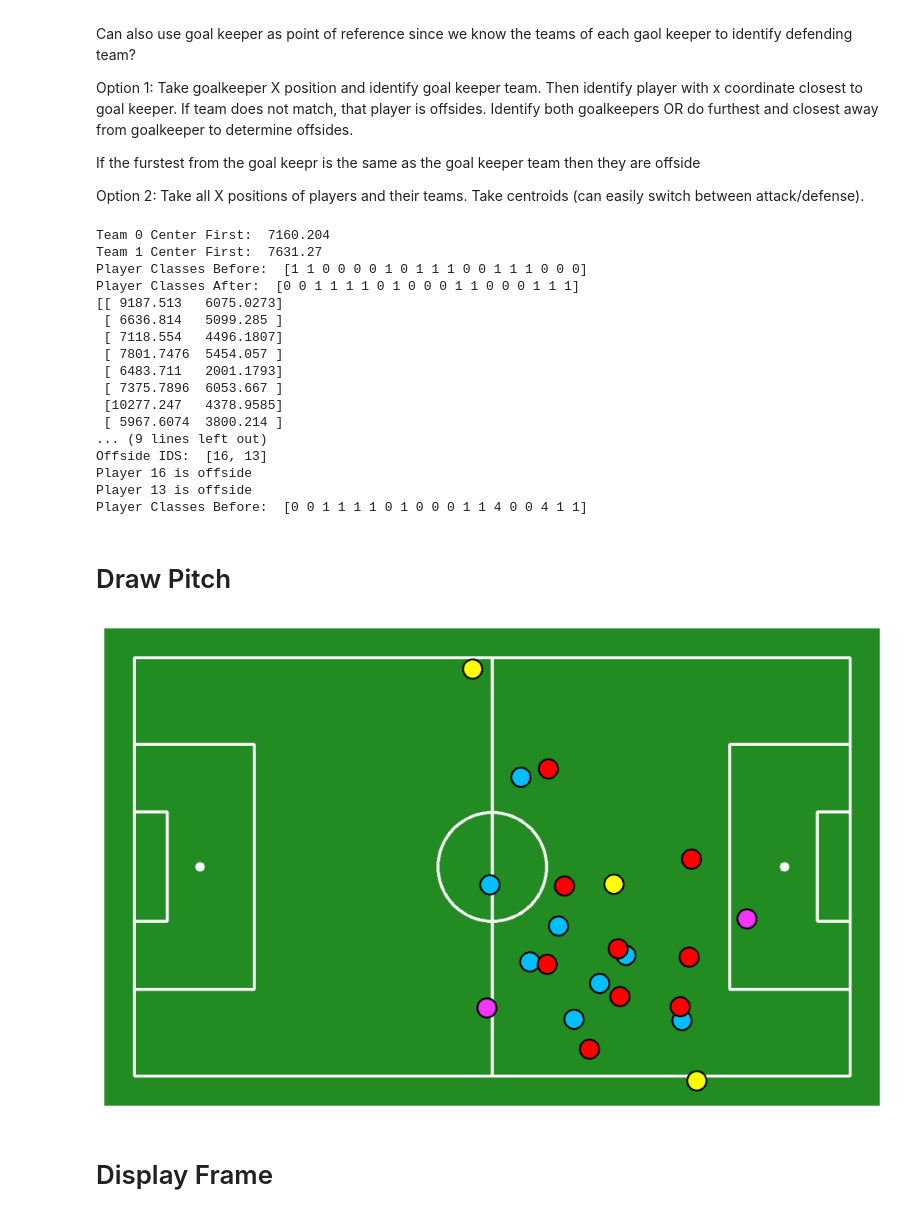
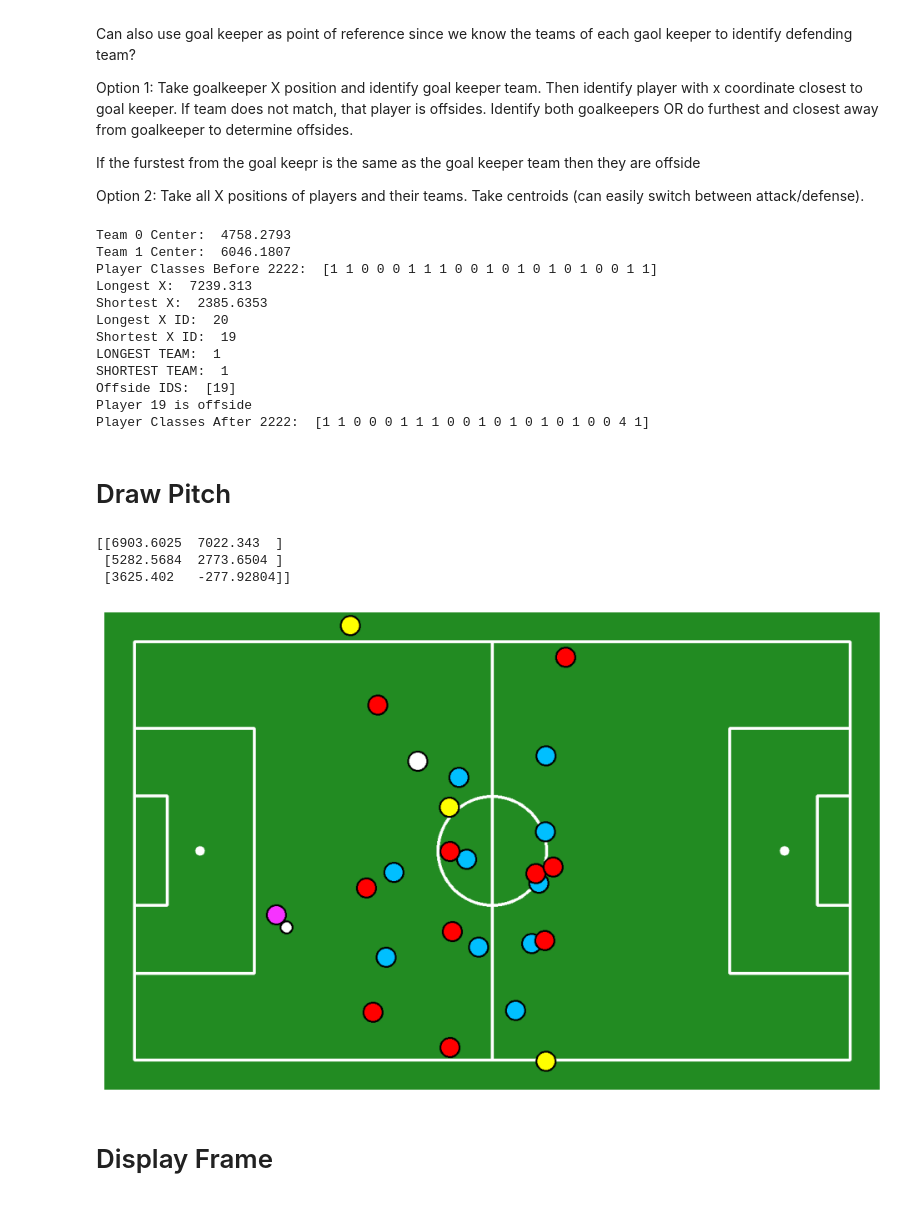
Before and after one commit to JustinDosaj/cv-offside-detection, a Jupyter notebook: notebooks/offsides.ipynb, the cells around one changed output. Saved outputs shown, nothing was run; the diff lists cells and outputs as text; code cells hidden in the pictures.

```diff
--- a/notebooks/offsides.ipynb
+++ b/notebooks/offsides.ipynb
@@ -48,7 +52,7 @@ from sports.configs.soccer import SoccerPitchConfiguration
 # Setup paths for source & target videos
 # Change to dynamic inputs for cloud deployment
 # SOURCE_VIDEO_PATH = "../videos/08fd33_4.mp4"
-SOURCE_VIDEO_PATH = "../videos/soccer_video_offside_2.mp4"
+SOURCE_VIDEO_PATH = "../videos/soccer_video_offside_1.mp4"
 TARGET_VIDEO_PATH = "08fd33_4_result_1.mp4"
 DEVICE = 'cuda'
 BALL_ID = 0
@@ -449,31 +440,29 @@ If the furstest from the goal keepr is the same as the goal keeper team then the
 
 Option 2: Take all X positions of players and their teams. Take centroids (can easily switch between attack/defense).
 # %%
+player_detections.class_id = resolve_team_directions(players_detections, pitch_players_xy)
+
 # Get list of ids -- index of offside player will be 4
 # Store new list of ids in players_detections class ids
+print("Player Classes Before 2222: ", players_detections.class_id)
 player_detections.class_id = resolve_offside_player(players_detections, pitch_players_xy)
 
-print("Player Classes Before: ", players_detections.class_id)
+print("Player Classes After 2222: ", players_detections.class_id)
 
 #print("Offside Detections: ", offsides_detections)
 # %% [output]
-Team 0 Center First:  7160.204
-Team 1 Center First:  7631.27
-Player Classes Before:  [1 1 0 0 0 0 1 0 1 1 1 0 0 1 1 1 0 0 0]
-Player Classes After:  [0 0 1 1 1 1 0 1 0 0 0 1 1 0 0 0 1 1 1]
-[[ 9187.513   6075.0273]
- [ 6636.814   5099.285 ]
- [ 7118.554   4496.1807]
- [ 7801.7476  5454.057 ]
- [ 6483.711   2001.1793]
- [ 7375.7896  6053.667 ]
- [10277.247   4378.9585]
- [ 5967.6074  3800.214 ]
-... (9 lines left out)
-Offside IDS:  [16, 13]
-Player 16 is offside
-Player 13 is offside
-Player Classes Before:  [0 0 1 1 1 1 0 1 0 0 0 1 1 4 0 0 4 1 1]
+Team 0 Center:  4758.2793
+Team 1 Center:  6046.1807
+Player Classes Before 2222:  [1 1 0 0 0 1 1 1 0 0 1 0 1 0 1 0 1 0 0 1 1]
+Longest X:  7239.313
+Shortest X:  2385.6353
+Longest X ID:  20
+Shortest X ID:  19
+LONGEST TEAM:  1
+SHORTEST TEAM:  1
+Offside IDS:  [19]
+Player 19 is offside
+Player Classes After 2222:  [1 1 0 0 0 1 1 1 0 0 1 0 1 0 1 0 1 0 0 4 1]
 # %% [markdown]
 # Draw Pitch
 # %%
@@ -504,34 +493,60 @@ pitch = draw_points_on_pitch(
     xy=pitch_players_xy[players_detections.class_id == 1],
     face_color=sv.Color.from_hex("#ff0000"),
     edge_color=sv.Color.BLACK,
     radius=16,
     pitch=pitch
 )
 
 # Draw Offsides
 pitch = draw_points_on_pitch(
     config=CONFIG,
     xy=pitch_players_xy[players_detections.class_id == 4],
     face_color=sv.Color.from_hex("#f633ff"),
     edge_color=sv.Color.BLACK,
     radius=16,
     pitch=pitch
 )
 
 # Draw Referee
 # Can pass just pitch(x,y) to xy because there is no team classifications for referees
 pitch = draw_points_on_pitch(
     config=CONFIG,
     xy=pitch_referee_xy,
     face_color=sv.Color.from_hex("#ffff00"),
     edge_color=sv.Color.BLACK,
     radius=16,
     pitch=pitch
 )
 
+print(pitch_referee_xy)
+# Team 0 Center:  4758.2793
+# Team 1 Center:  6046.1807
+
+pitch = draw_points_on_pitch(
+    config=CONFIG,
+    xy=[[4758, 2000]],
+    face_color=sv.Color.from_hex("#FFFFFF"),
+    edge_color=sv.Color.BLACK,
+    radius=16,
+    pitch=pitch
+)
+
+pitch = draw_points_on_pitch(
+    config=CONFIG,
+    xy=[[6046, 2000]],
+    face_color=sv.Color.from_hex("#FFFFFF"),
+    edge_color=sv.Color.BLACK,
+    radius=16,
+    pitch=pitch
+)
+
+
 sv.plot_image(pitch)
 # %% [output]
+[[6903.6025  7022.343  ]
+ [5282.5684  2773.6504 ]
+ [3625.402   -277.92804]]
-[figure, old version]
+[figure, new version]
 # %% [markdown]
 # Display Frame
 # %%
```
Also changed, not shown: parts of 7 cells of this notebook.
